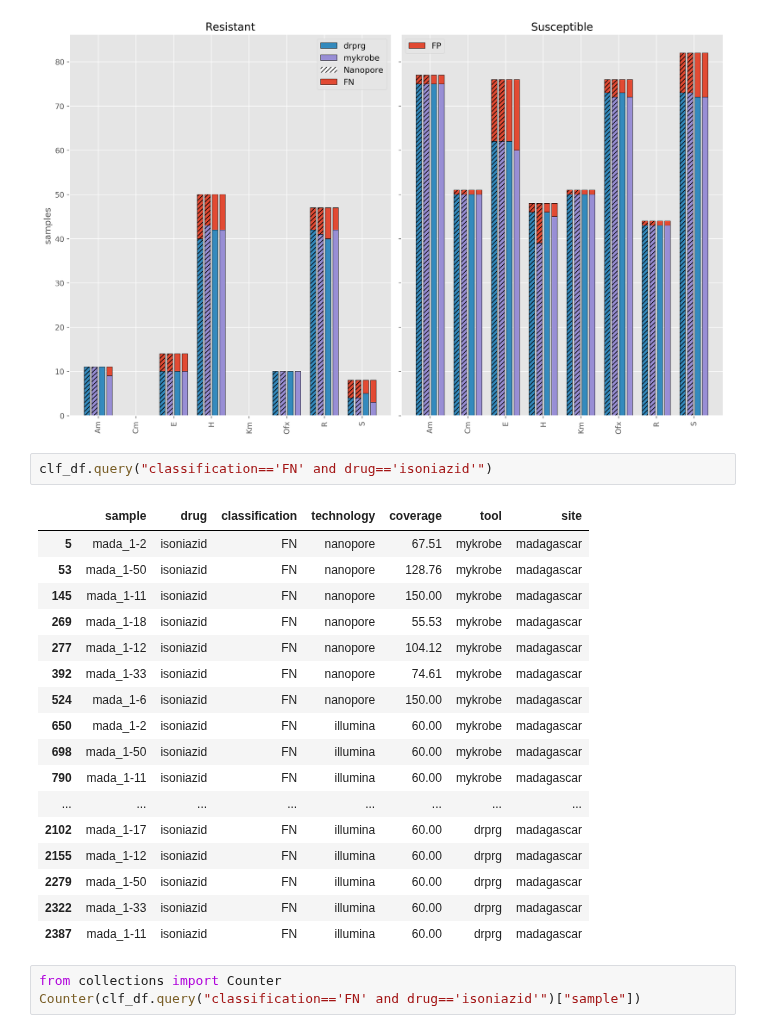
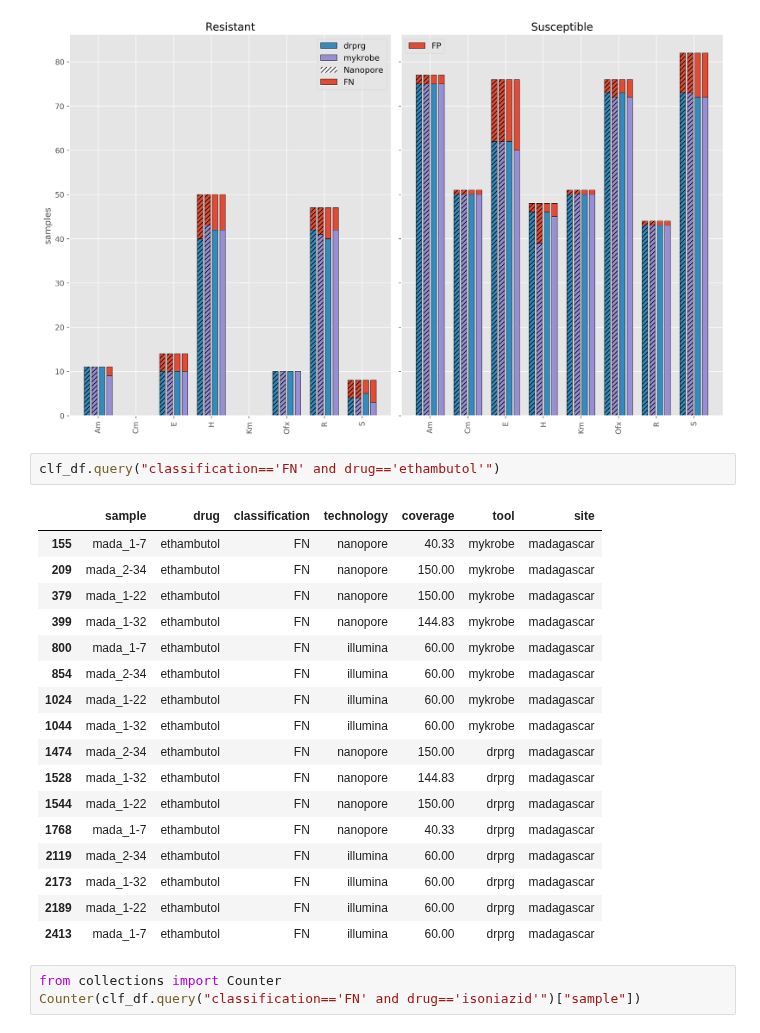
Before and after one commit to mbhall88/head_to_head_pipeline, a Jupyter notebook: analysis/resistance_prediction/workflow/notebooks/analysis_eda.ipynb, the cells around one changed output. Cells and saved outputs as stored; diff of their text form.

```diff
--- a/analysis/resistance_prediction/workflow/notebooks/analysis_eda.ipynb
+++ b/analysis/resistance_prediction/workflow/notebooks/analysis_eda.ipynb
@@ -570,25 +570,25 @@ plt.tight_layout()
 # %% [output]
 [figure]
 # %%
-clf_df.query("classification=='FN' and drug=='isoniazid'")
+clf_df.query("classification=='FN' and drug=='ethambutol'")
 # %% [output]
 |  | sample | drug | classification | technology | coverage | tool | site |
-| 5 | mada_1-2 | isoniazid | FN | nanopore | 67.51 | mykrobe | madagascar |
-| 53 | mada_1-50 | isoniazid | FN | nanopore | 128.76 | mykrobe | madagascar |
-| 145 | mada_1-11 | isoniazid | FN | nanopore | 150.00 | mykrobe | madagascar |
-| 269 | mada_1-18 | isoniazid | FN | nanopore | 55.53 | mykrobe | madagascar |
-| 277 | mada_1-12 | isoniazid | FN | nanopore | 104.12 | mykrobe | madagascar |
-| 392 | mada_1-33 | isoniazid | FN | nanopore | 74.61 | mykrobe | madagascar |
-| 524 | mada_1-6 | isoniazid | FN | nanopore | 150.00 | mykrobe | madagascar |
-| 650 | mada_1-2 | isoniazid | FN | illumina | 60.00 | mykrobe | madagascar |
-| 698 | mada_1-50 | isoniazid | FN | illumina | 60.00 | mykrobe | madagascar |
-| 790 | mada_1-11 | isoniazid | FN | illumina | 60.00 | mykrobe | madagascar |
-| ... | ... | ... | ... | ... | ... | ... | ... |
-| 2102 | mada_1-17 | isoniazid | FN | illumina | 60.00 | drprg | madagascar |
-| 2155 | mada_1-12 | isoniazid | FN | illumina | 60.00 | drprg | madagascar |
-| 2279 | mada_1-50 | isoniazid | FN | illumina | 60.00 | drprg | madagascar |
-| 2322 | mada_1-33 | isoniazid | FN | illumina | 60.00 | drprg | madagascar |
-| 2387 | mada_1-11 | isoniazid | FN | illumina | 60.00 | drprg | madagascar |
+| 155 | mada_1-7 | ethambutol | FN | nanopore | 40.33 | mykrobe | madagascar |
+| 209 | mada_2-34 | ethambutol | FN | nanopore | 150.00 | mykrobe | madagascar |
+| 379 | mada_1-22 | ethambutol | FN | nanopore | 150.00 | mykrobe | madagascar |
+| 399 | mada_1-32 | ethambutol | FN | nanopore | 144.83 | mykrobe | madagascar |
+| 800 | mada_1-7 | ethambutol | FN | illumina | 60.00 | mykrobe | madagascar |
+| 854 | mada_2-34 | ethambutol | FN | illumina | 60.00 | mykrobe | madagascar |
+| 1024 | mada_1-22 | ethambutol | FN | illumina | 60.00 | mykrobe | madagascar |
+| 1044 | mada_1-32 | ethambutol | FN | illumina | 60.00 | mykrobe | madagascar |
+| 1474 | mada_2-34 | ethambutol | FN | nanopore | 150.00 | drprg | madagascar |
+| 1528 | mada_1-32 | ethambutol | FN | nanopore | 144.83 | drprg | madagascar |
+| 1544 | mada_1-22 | ethambutol | FN | nanopore | 150.00 | drprg | madagascar |
+| 1768 | mada_1-7 | ethambutol | FN | nanopore | 40.33 | drprg | madagascar |
+| 2119 | mada_2-34 | ethambutol | FN | illumina | 60.00 | drprg | madagascar |
+| 2173 | mada_1-32 | ethambutol | FN | illumina | 60.00 | drprg | madagascar |
+| 2189 | mada_1-22 | ethambutol | FN | illumina | 60.00 | drprg | madagascar |
+| 2413 | mada_1-7 | ethambutol | FN | illumina | 60.00 | drprg | madagascar |
 # %%
 from collections import Counter
 Counter(clf_df.query("classification=='FN' and drug=='isoniazid'")["sample"])
```
Also changed, not shown: 3 other files.
